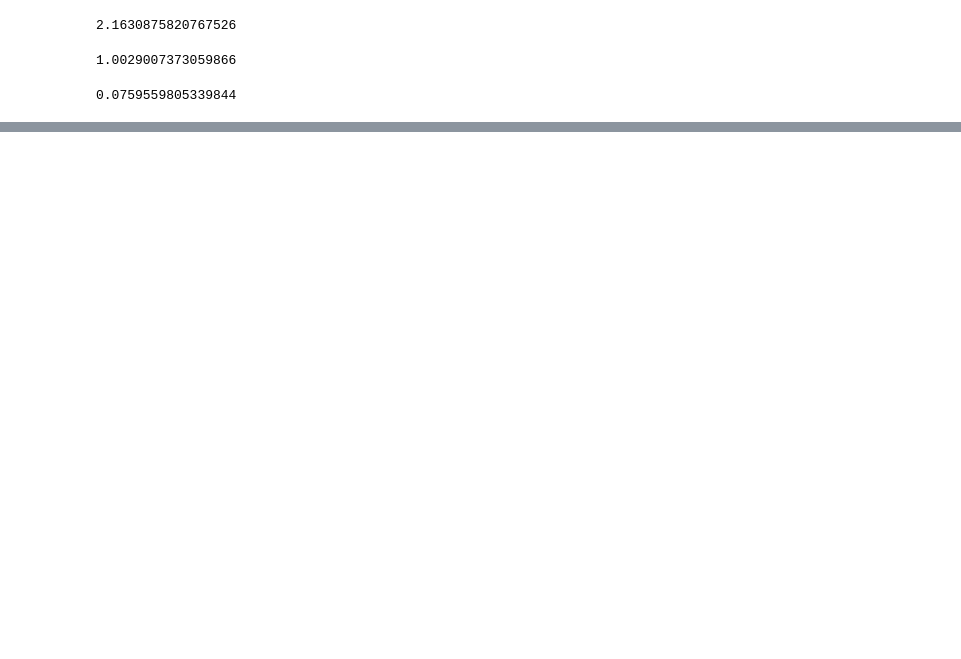
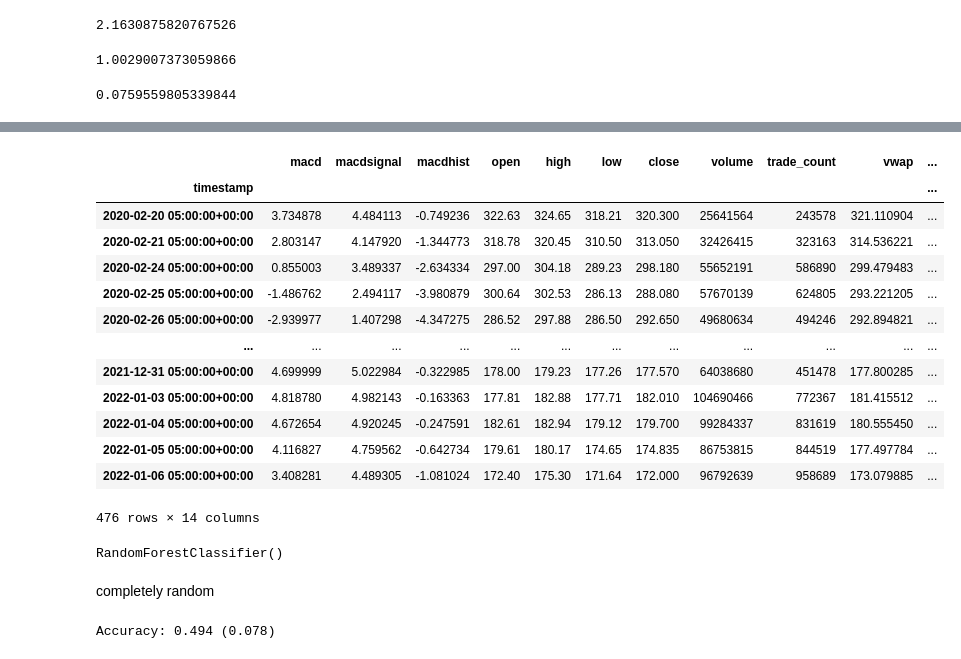
Before and after one commit to michaelortiz05/algotrader, a Jupyter notebook: Joshuas_MacD.ipynb, the cells around one changed output, grey strips where cells are left out. Saved outputs shown, nothing was run; the diff lists cells and outputs as text; code cells hidden in the pictures; blank space fills up the shorter version.

Commit message:
played with classification random forecast

```diff
--- a/Joshuas_MacD.ipynb
+++ b/Joshuas_MacD.ipynb
@@ -450,0 +451,38 @@ df_mac
+# %%
+df_mac_nona = df_mac.loc[(~df_mac['macdhist'].isna()) & ~(df_mac['previous_day'].isna()),]
+# %%
+df_mac_nona
+# %% [output]
+|  | macd | macdsignal | macdhist | open | high | low | close | volume | trade_count | vwap | ... |
+| timestamp |  |  |  |  |  |  |  |  |  |  | ... |
+| 2020-02-20 05:00:00+00:00 | 3.734878 | 4.484113 | -0.749236 | 322.63 | 324.65 | 318.21 | 320.300 | 25641564 | 243578 | 321.110904 | ... |
+| 2020-02-21 05:00:00+00:00 | 2.803147 | 4.147920 | -1.344773 | 318.78 | 320.45 | 310.50 | 313.050 | 32426415 | 323163 | 314.536221 | ... |
+| 2020-02-24 05:00:00+00:00 | 0.855003 | 3.489337 | -2.634334 | 297.00 | 304.18 | 289.23 | 298.180 | 55652191 | 586890 | 299.479483 | ... |
+| 2020-02-25 05:00:00+00:00 | -1.486762 | 2.494117 | -3.980879 | 300.64 | 302.53 | 286.13 | 288.080 | 57670139 | 624805 | 293.221205 | ... |
+| 2020-02-26 05:00:00+00:00 | -2.939977 | 1.407298 | -4.347275 | 286.52 | 297.88 | 286.50 | 292.650 | 49680634 | 494246 | 292.894821 | ... |
+| ... | ... | ... | ... | ... | ... | ... | ... | ... | ... | ... | ... |
+| 2021-12-31 05:00:00+00:00 | 4.699999 | 5.022984 | -0.322985 | 178.00 | 179.23 | 177.26 | 177.570 | 64038680 | 451478 | 177.800285 | ... |
+| 2022-01-03 05:00:00+00:00 | 4.818780 | 4.982143 | -0.163363 | 177.81 | 182.88 | 177.71 | 182.010 | 104690466 | 772367 | 181.415512 | ... |
+| 2022-01-04 05:00:00+00:00 | 4.672654 | 4.920245 | -0.247591 | 182.61 | 182.94 | 179.12 | 179.700 | 99284337 | 831619 | 180.555450 | ... |
+| 2022-01-05 05:00:00+00:00 | 4.116827 | 4.759562 | -0.642734 | 179.61 | 180.17 | 174.65 | 174.835 | 86753815 | 844519 | 177.497784 | ... |
+| 2022-01-06 05:00:00+00:00 | 3.408281 | 4.489305 | -1.081024 | 172.40 | 175.30 | 171.64 | 172.000 | 96792639 | 958689 | 173.079885 | ... |
+476 rows × 14 columns
+# %%
+from sklearn.model_selection import cross_val_score
+from sklearn.model_selection import RepeatedStratifiedKFold
+from sklearn.ensemble import RandomForestClassifier
+# define the model
+random_forest_macd = RandomForestClassifier()
+# evaluate the model
+random_forest_macd.fit(df_mac_nona[['previous_day','macdhist']], df_mac_nona['higher_than_yesterday'])
+# %% [output]
+RandomForestClassifier()
+# %% [markdown]
+completely random
+# %%
+cv = RepeatedStratifiedKFold(n_splits=10, n_repeats=3, random_state=1)
+n_scores = cross_val_score(random_forest_macd, df_mac_nona[['previous_day','macdhist']], df_mac_nona['higher_than_yesterday'], scoring='accuracy', cv=cv, n_jobs=-1, error_score='raise')
+# report performance
+print('Accuracy: %.3f (%.3f)' % (np.mean(n_scores), np.std(n_scores)))
+# %% [output]
+Accuracy: 0.494 (0.078)
```
Also changed, not shown: parts of 43 cells of this notebook.
